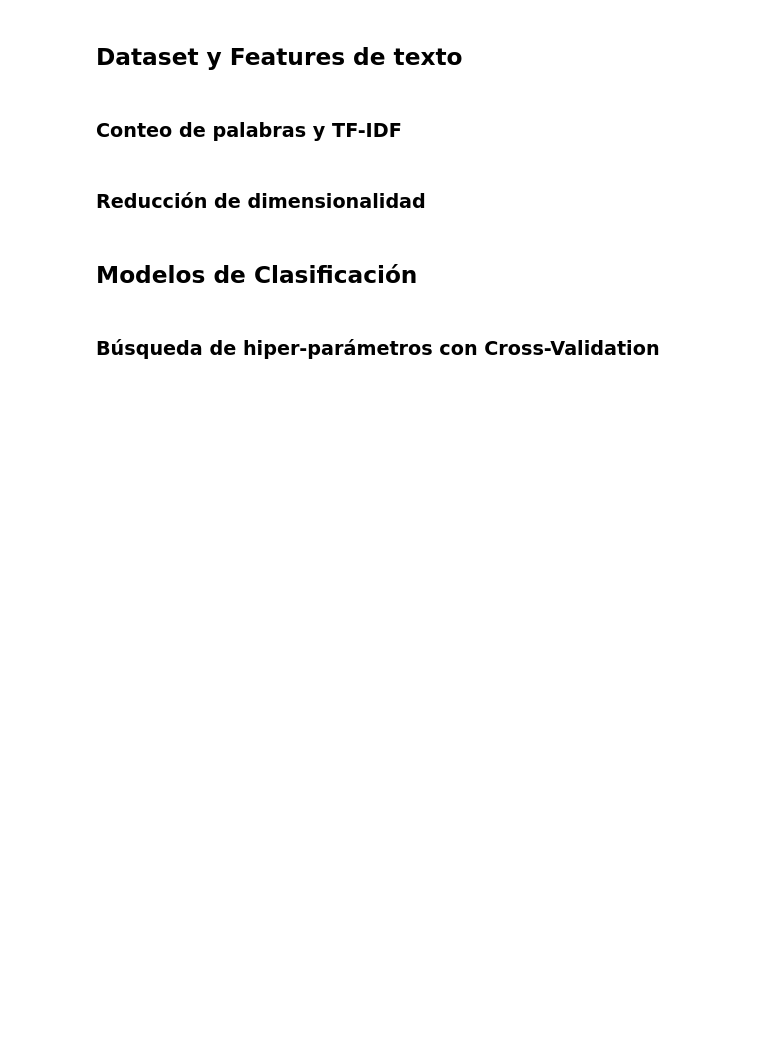
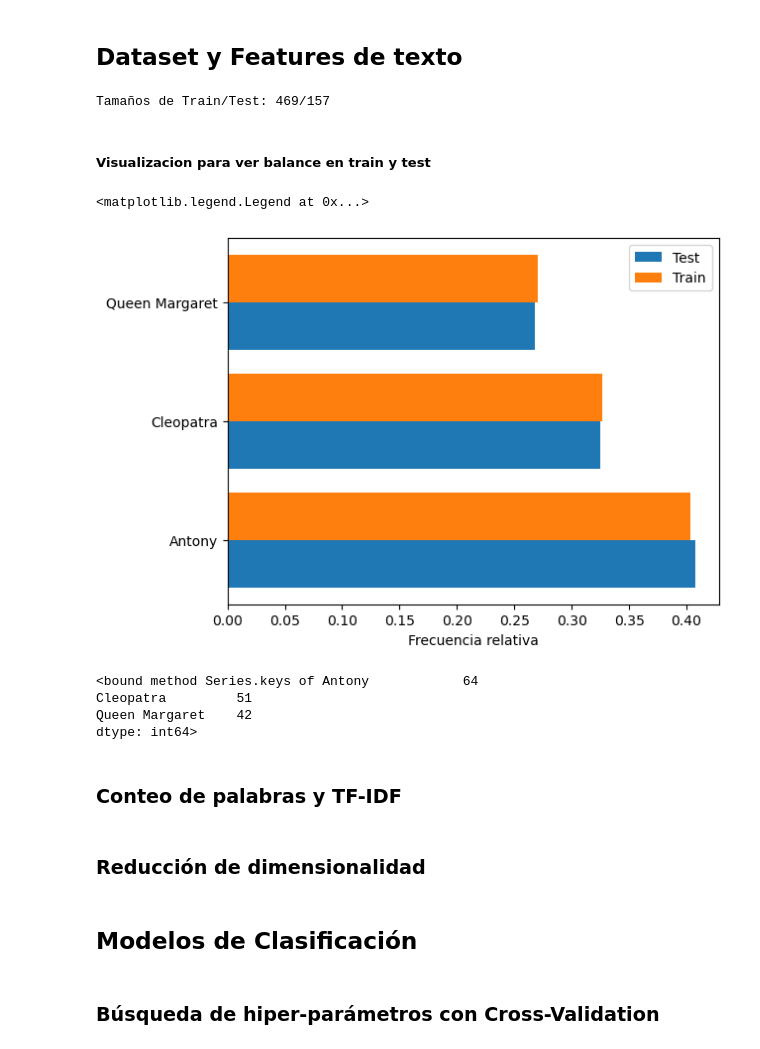
Before and after one commit to srobaina99/Introducci-n-a-ciencia-de-datos, a Jupyter notebook: Tarea 2/shakespeare_tarea_2.ipynb, the cells around one changed output. Cells and saved outputs as stored; diff of their text form; code cells hidden in the pictures; blank space fills up the shorter version.

Commit message:
Train test proporciones

```diff
--- a/Tarea 2/shakespeare_tarea_2.ipynb
+++ b/Tarea 2/shakespeare_tarea_2.ipynb
@@ -151,9 +198,39 @@ y = df_dataset["CharName"].to_numpy()
 # TODO: Partir train/test 30% estratificados
 # -> Definir X_train, X_test, y_train, y_test
 
-# X_train, X_test, y_train, y_test = ...
+X_train, X_test, y_train, y_test = train_test_split(X,y,stratify=y)
 
 print(f"Tamaños de Train/Test: {len(X_train)}/{len(X_test)}")
+# %% [output]
+Tamaños de Train/Test: 469/157
+# %% [markdown]
+##### Visualizacion para ver balance en train y test
+# %%
+#Los convierto en dataframes para poder usar las herramientas conocidas
+df_yTrain = pd.DataFrame(y_train)
+df_yTest = pd.DataFrame(y_test)
+# %%
+#Visualización de distribución de train y test
+X_axis = np.arange(3)
+cantYtrain = df_yTrain.value_counts()/df_yTrain.value_counts().sum()
+cantYtest = df_yTest.value_counts()/df_yTest.value_counts().sum()
+
+plt.barh(X_axis - 0.2, cantYtest, 0.4, label = 'Test')
+plt.barh(X_axis + 0.2, cantYtrain, 0.4, label = 'Train')
+
+plt.yticks(X_axis, ['Antony', 'Cleopatra', 'Queen Margaret'])
+plt.xlabel("Proporción")
+plt.legend()
+# %% [output]
+<matplotlib.legend.Legend at 0x...>
+[figure, added]
+# %%
+df_yTest.value_counts().keys
+# %% [output]
+<bound method Series.keys of Antony            64
+Cleopatra         51
+Queen Margaret    42
+dtype: int64>
 # %% [markdown]
 ### Conteo de palabras y TF-IDF
 # %%
```
Also changed, not shown: parts of 6 cells of this notebook.
